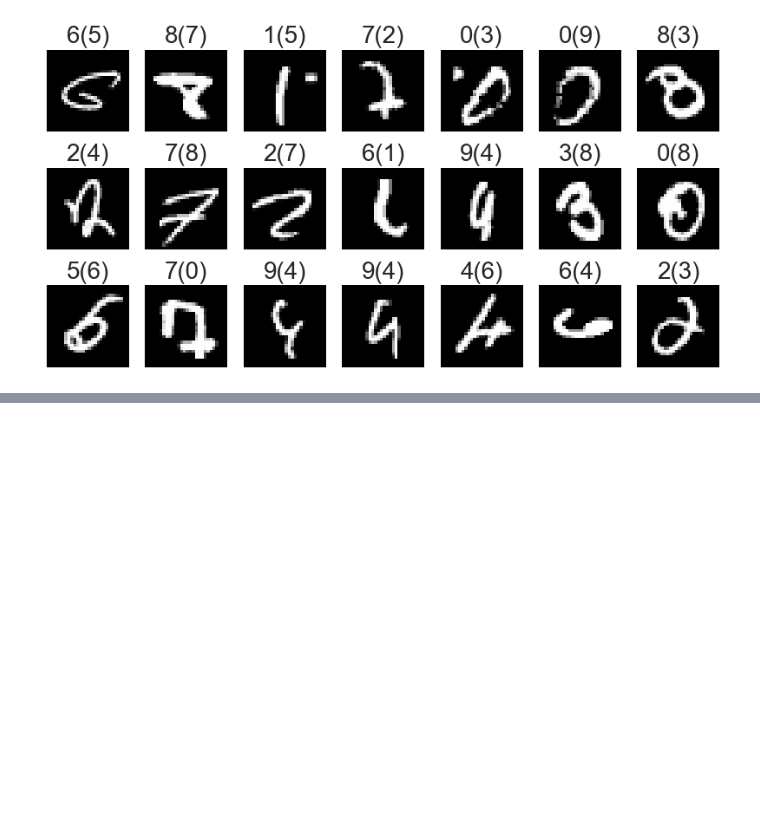
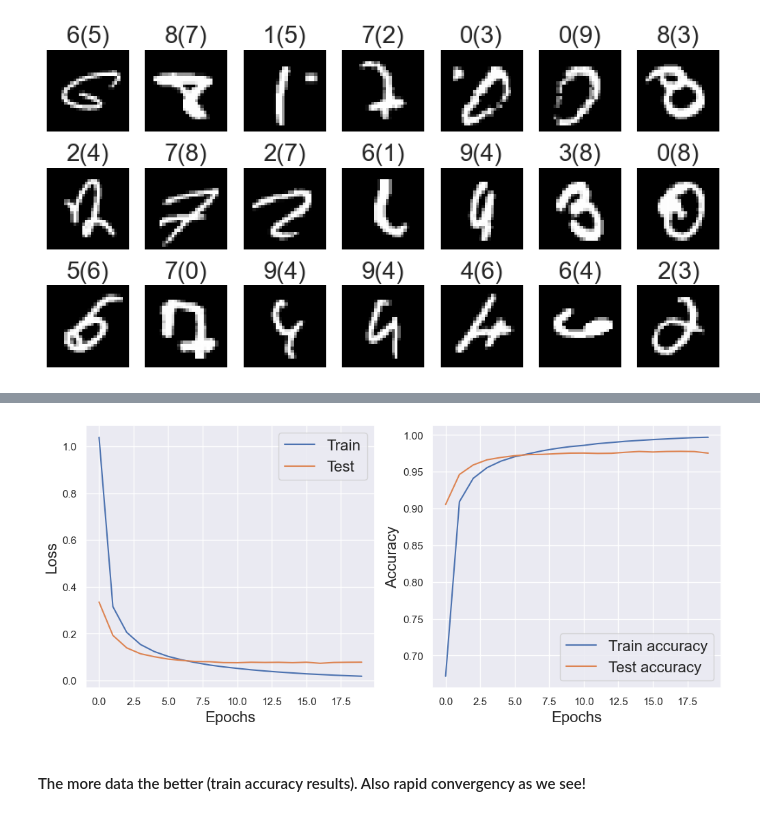
Before and after one commit to 4ervonec19/torch_basics_mnist, a Jupyter notebook: torch_techniques.ipynb, the cells around one changed output, grey strips where cells are left out. Saved outputs shown, nothing was run; the diff lists cells and outputs as text; code cells hidden in the pictures; blank space fills up the shorter version.

```diff
--- a/torch_techniques.ipynb
+++ b/torch_techniques.ipynb
@@ -416,0 +629,7 @@ for i in range(21):
+# %%
+network = NeuralNetwork([Linear(784, 100), TanH(), # 28*28
+               Linear(100, 100), TanH(),
+               Linear(100, 10)])
+loss = NLLLoss()
+tr_tanh_aug_rot, ts_tanh_aug_rot, tr_ac_tanh_aug_rot, ts_ac_tanh_aug_rot = train(network, 20, 0.01, plot=True, verbose=True)
+# %% [output]
@@ -416,0 +637,3 @@ for i in range(21):
+[figure, added]
+# %% [markdown]
+#### The more data the better (train accuracy results). Also rapid convergency as we see!
```
Also changed, not shown: parts of 22 cells of this notebook.
